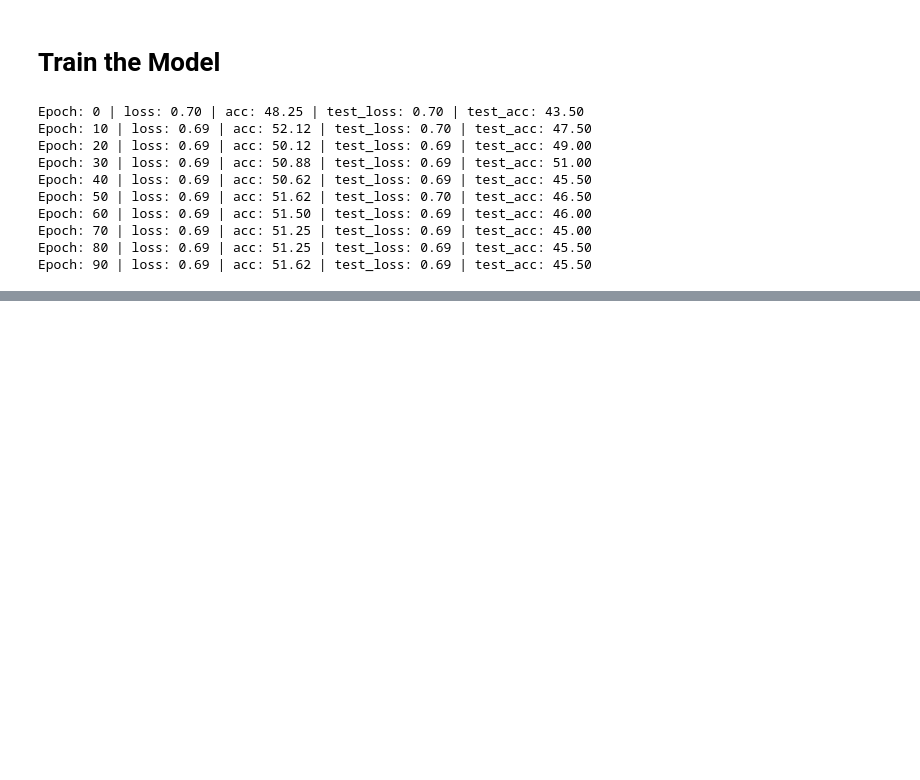
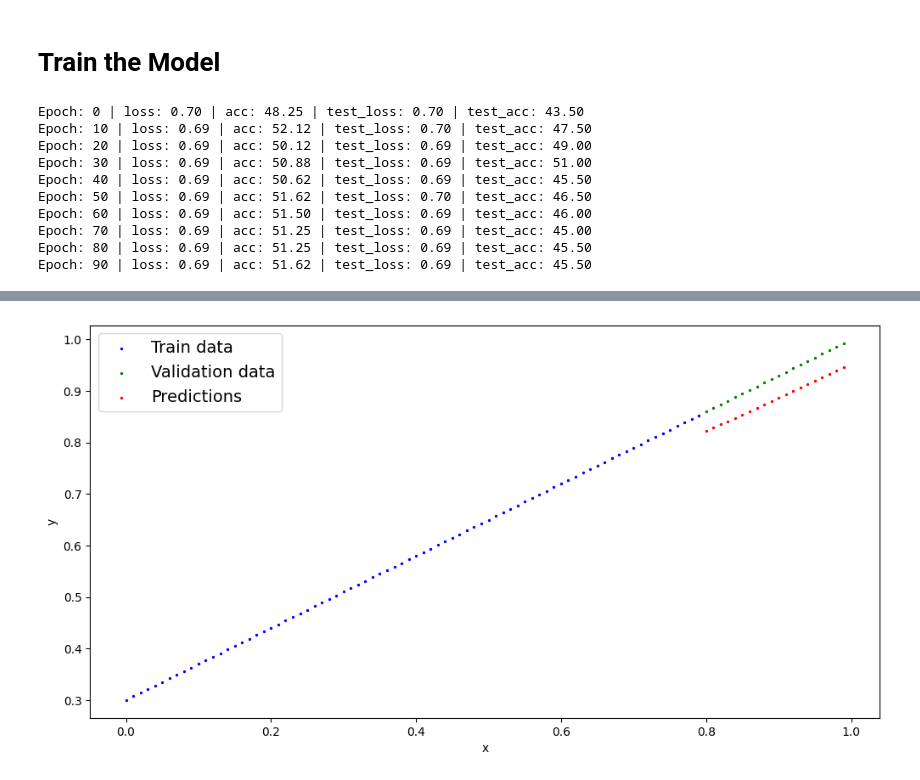
Before and after one commit to DinizMaths/PPGEEC2318_MACHINE_LEARNING, a Jupyter notebook: studies/pytorch/04_classification.ipynb, the cells around one changed output, grey strips where cells are left out. Cells and saved outputs as stored; diff of their text form; code cells hidden in the pictures; blank space fills up the shorter version.

```diff
--- a/studies/pytorch/04_classification.ipynb
+++ b/studies/pytorch/04_classification.ipynb
@@ -300,0 +523,24 @@ plot_decision_boundary(model_0, X_test, y_test)
+# %%
+epochs = 1000
+
+X_train_regression = X_train_regression.to(device)
+y_train_regression = y_train_regression.to(device)
+
+X_test_regression = X_test_regression.to(device)
+y_test_regression = y_test_regression.to(device)
+
+for epoch in range(epochs):
+    y_pred = model_regression(X_train_regression)
+    loss = loss_fn(y_pred, y_train_regression)
+
+    optimizer.zero_grad()
+    loss.backward()
+    optimizer.step()
+
+    model_regression.eval()
+    with torch.no_grad():
+        y_pred = model_regression(X_test_regression)
+        test_loss = loss_fn(y_pred, y_test_regression)
+
+        if epoch % 100 == 0:
+            print(f"Epoch: {epoch} | loss: {loss:.2f} | test_loss: {test_loss:.2f}")
@@ -300,0 +560,10 @@ plot_decision_boundary(model_0, X_test, y_test)
+# %%
+plot_predictions(
+    X_train_regression.cpu(),
+    y_train_regression.cpu(),
+    X_test_regression.cpu(),
+    y_test_regression.cpu(),
+    model_regression(X_test_regression).cpu().detach()
+)
+# %% [output]
+[figure, added]
```
Also changed, not shown: parts of 20 cells of this notebook.
